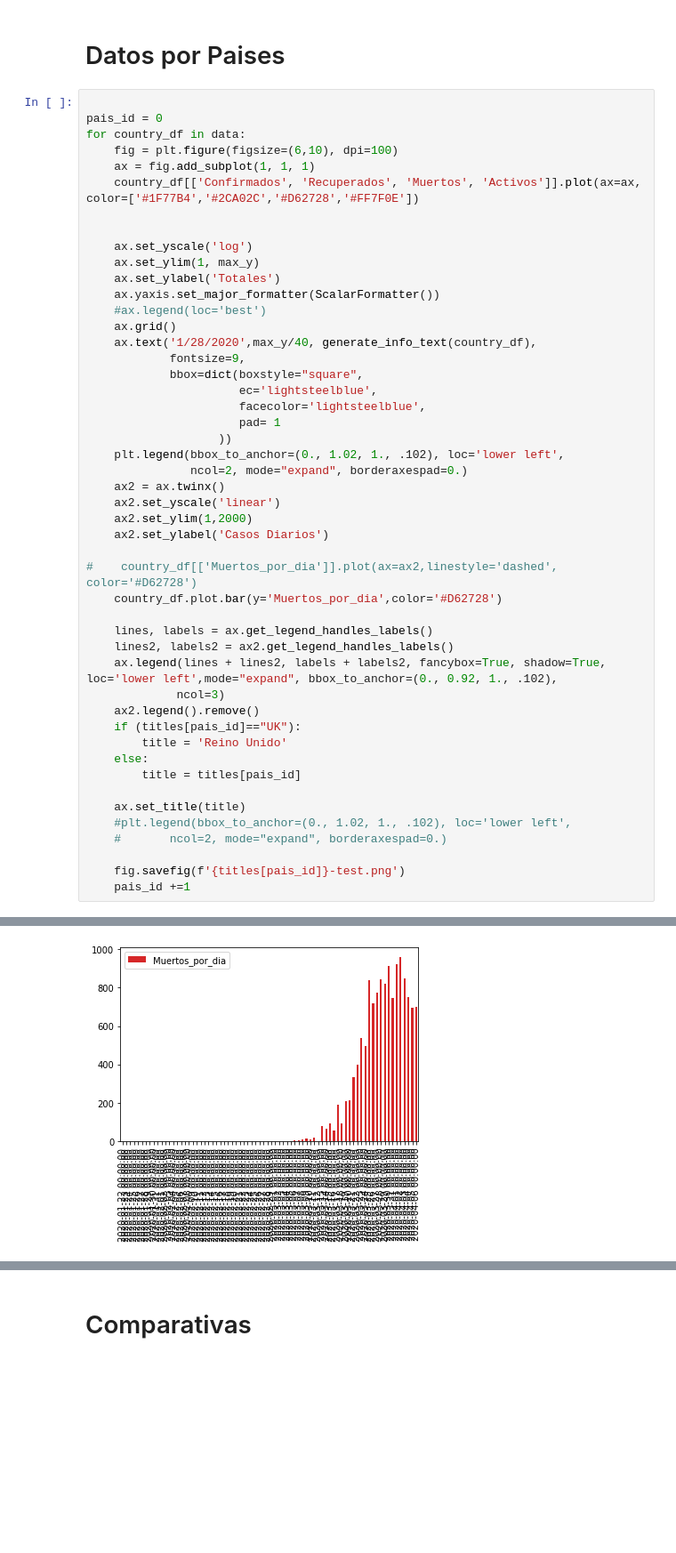
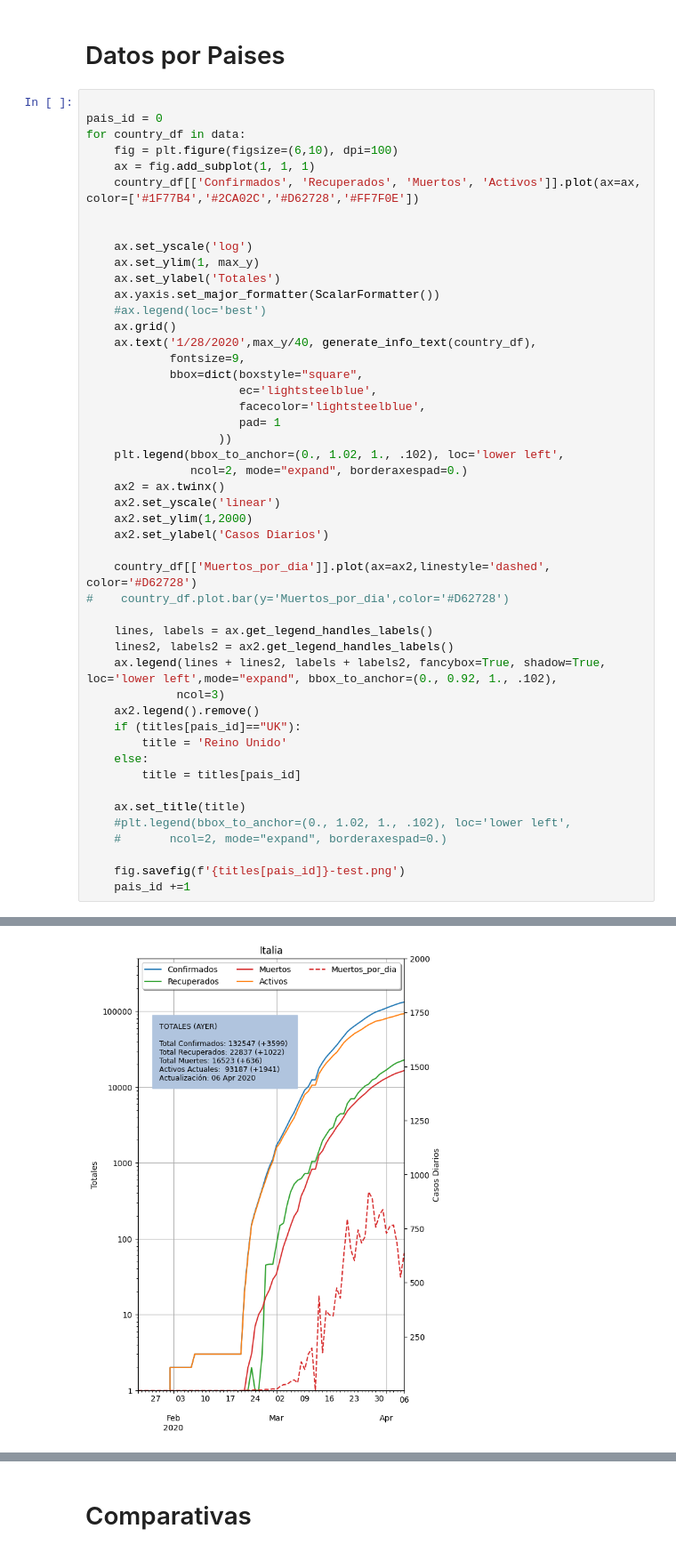
Before and after one commit to edavidfs/covid19-graph, a Jupyter notebook: Covid19-graph.ipynb, the cells around one changed output, grey strips where cells are left out. Shown at 89% size. Drawn from its saved outputs; the diff is of its cells as text; blank space fills up the shorter version.

```diff
--- a/Covid19-graph.ipynb
+++ b/Covid19-graph.ipynb
@@ -269,8 +257,8 @@ for country_df in data:
     ax2.set_ylim(1,2000)
     ax2.set_ylabel('Casos Diarios')
 
-#    country_df[['Muertos_por_dia']].plot(ax=ax2,linestyle='dashed', color='#D62728')
-    country_df.plot.bar(y='Muertos_por_dia',color='#D62728')
+    country_df[['Muertos_por_dia']].plot(ax=ax2,linestyle='dashed', color='#D62728')
+#    country_df.plot.bar(y='Muertos_por_dia',color='#D62728')
 
     lines, labels = ax.get_legend_handles_labels()
     lines2, labels2 = ax2.get_legend_handles_labels()
@@ -306 +281 @@ No handles with labels found to put in legend.
-[figure, old version]
+[figure, new version]
```
Also changed, not shown: parts of 5 cells of this notebook.
